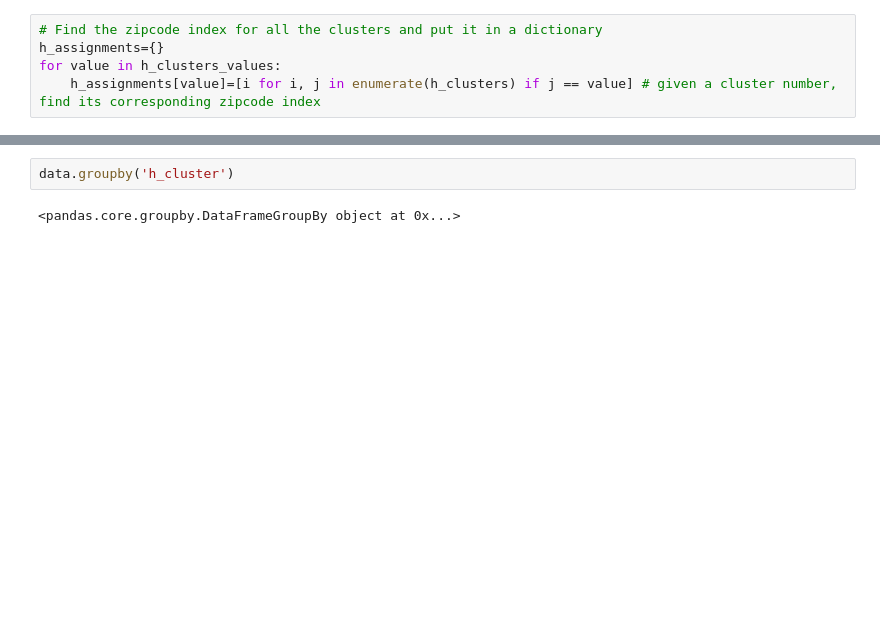
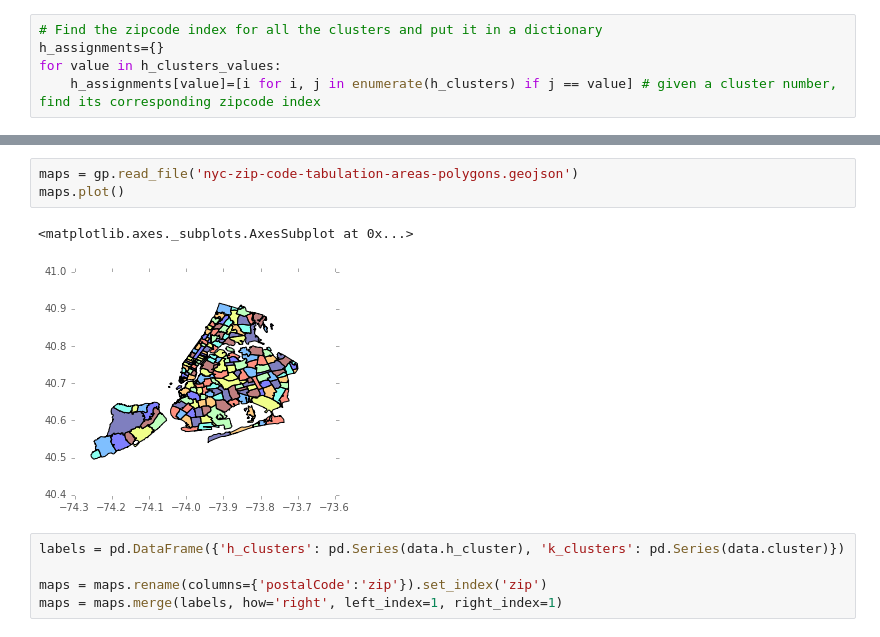
Before and after one commit to jjhall77/PUI2015_jjhall, a Jupyter notebook: HW10/HW10_instructions.ipynb, the cells around one changed output, grey strips where cells are left out. Saved outputs shown, nothing was run; the diff lists cells and outputs as text; blank space fills up the shorter version.

```diff
--- a/HW10/HW10_instructions.ipynb
+++ b/HW10/HW10_instructions.ipynb
@@ -238,7 +240,14 @@ data['h_cluster'] = h_clusters
 | 3 | -1.608897 | -1.523770 | -1.438643 | -1.060302 | -1.031926 | -0.492790 | 0.084181 | -0.360370 | -0.303619 | -0.313078 | ... | ... |
 | 4 | -2.885957 | -2.304004 | -0.417066 | -0.223082 | 0.535220 | 0.041442 | 0.835014 | 0.164887 | 0.076712 | -0.699225 | ... | ... |
 5 rows × 23 columns
-# %%
-data.groupby('h_cluster')
-# %% [output]
-<pandas.core.groupby.DataFrameGroupBy object at 0x...>
+# %%
+maps = gp.read_file('nyc-zip-code-tabulation-areas-polygons.geojson')
+maps.plot()
+# %% [output]
+<matplotlib.axes._subplots.AxesSubplot at 0x...>
+[figure, added]
+# %%
+labels = pd.DataFrame({'h_clusters': pd.Series(data.h_cluster), 'k_clusters': pd.Series(data.cluster)})
+
+maps = maps.rename(columns={'postalCode':'zip'}).set_index('zip')
+maps = maps.merge(labels, how='right', left_index=1, right_index=1)
```
Also changed, not shown: parts of 3 cells of this notebook.
